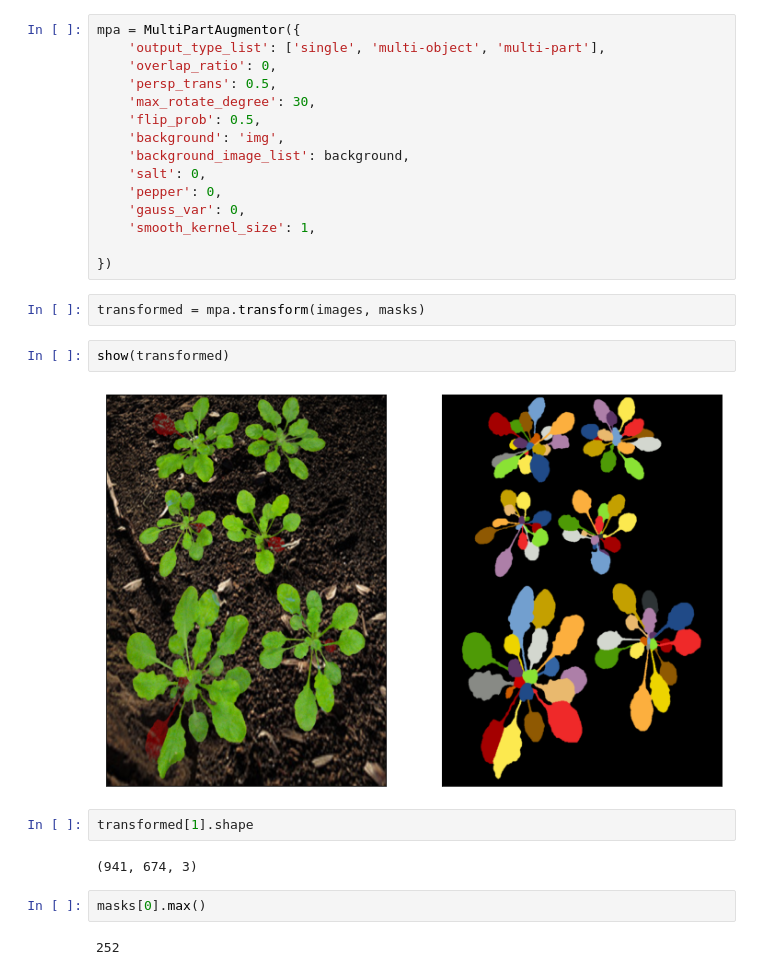
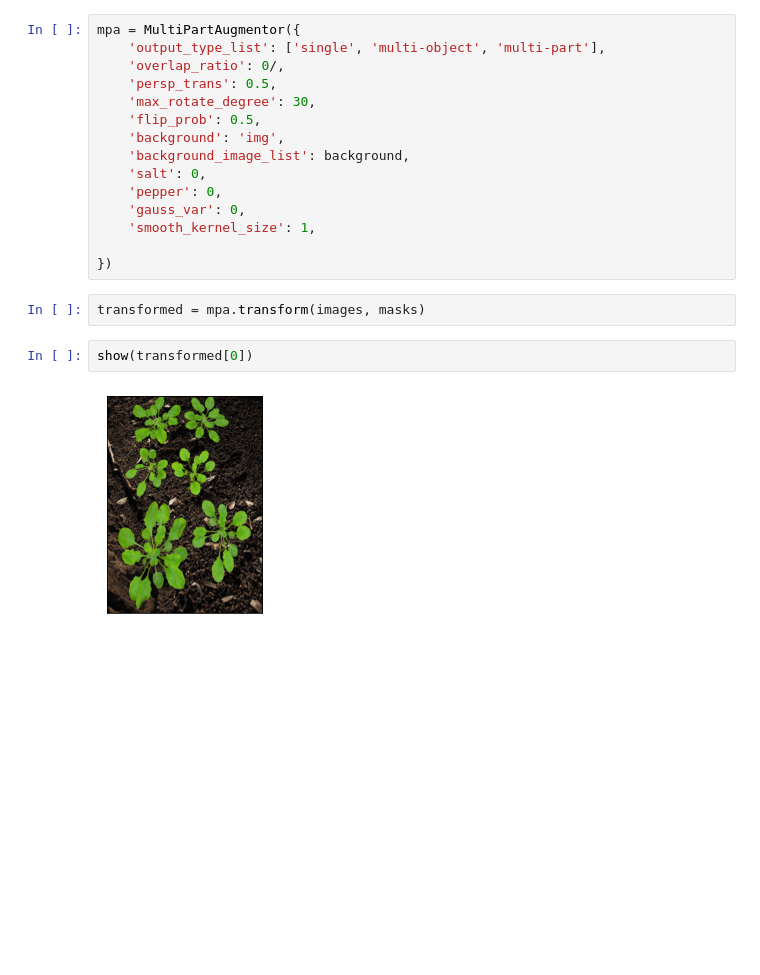
Before and after one commit to NesterukSergey/segmentation_image_augmentation, a Jupyter notebook: Drafts.ipynb, the cells around one changed output. Saved outputs shown, nothing was run; the diff lists cells and outputs as text; blank space fills up the shorter version.

```diff
--- a/Drafts.ipynb
+++ b/Drafts.ipynb
@@ -47,7 +47,7 @@ background_1.shape
 # %%
 mpa = MultiPartAugmentor({
     'output_type_list': ['single', 'multi-object', 'multi-part'],
-    'overlap_ratio': 0,
+    'overlap_ratio': 0/,
     'persp_trans': 0.5,
     'max_rotate_degree': 30,
     'flip_prob': 0.5,
@@ -62,14 +62,6 @@ mpa = MultiPartAugmentor({
 # %%
 transformed = mpa.transform(images, masks)
 # %%
-show(transformed)
+show(transformed[0])
 # %% [output]
-[figure, old version]
+[figure, new version]
-# %%
-transformed[1].shape
-# %% [output]
-(941, 674, 3)
-# %%
-masks[0].max()
-# %% [output]
-252
```
Also changed, not shown: parts of 5 cells of this notebook, 4 other files.
